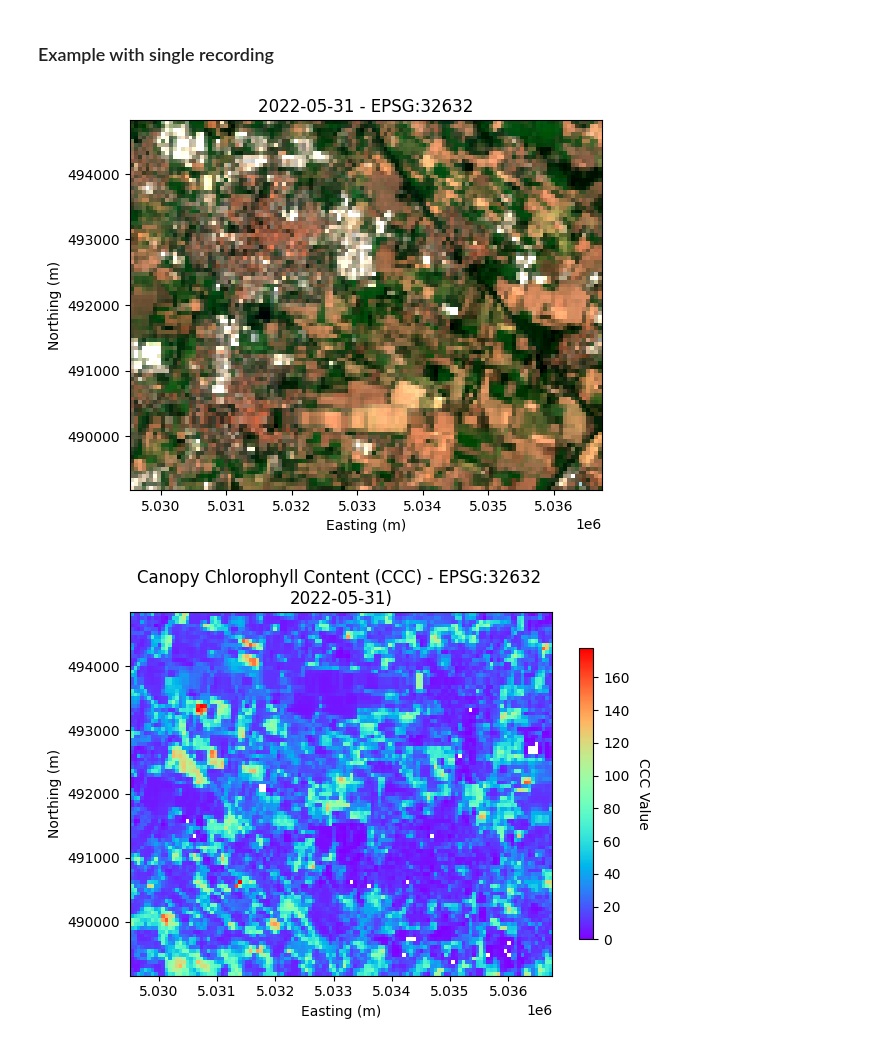
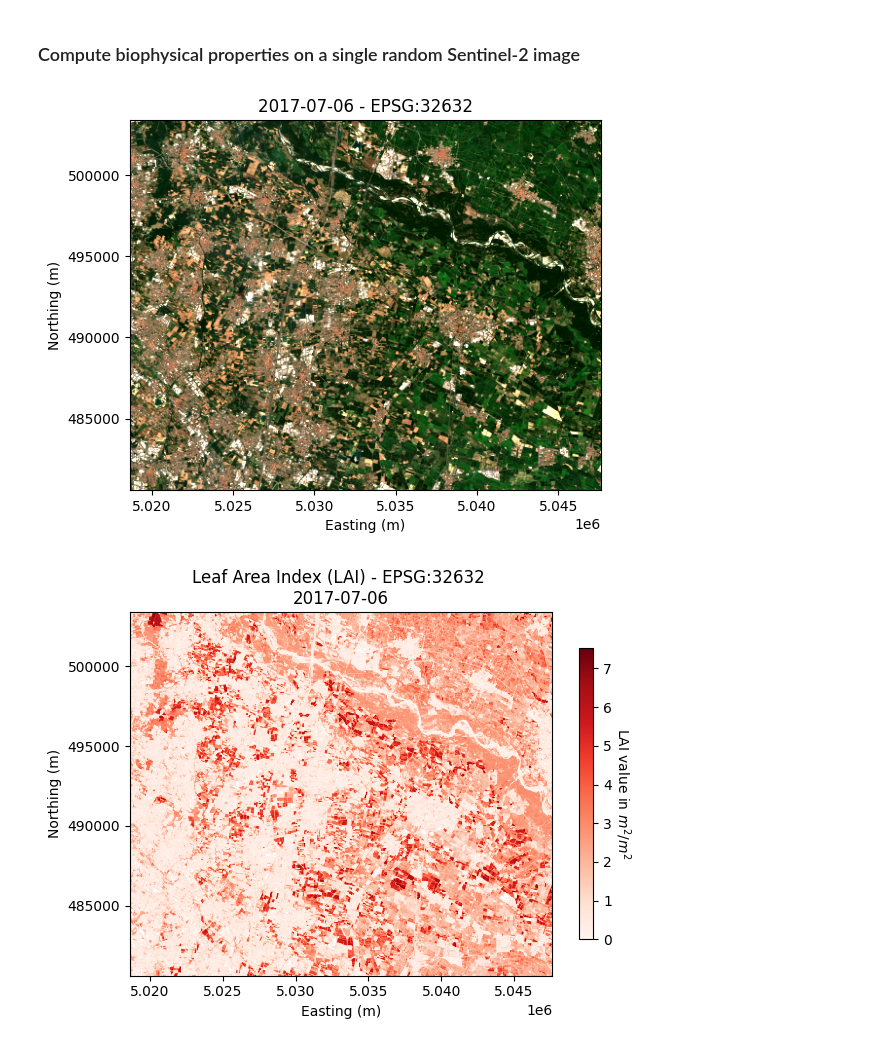
Before and after one commit to LorenzoMelchior/BioPhenomDetector, a Jupyter notebook: Demo.ipynb, the cells around one changed output. Cells and saved outputs as stored; diff of their text form; code cells hidden in the pictures.

```diff
--- a/Demo.ipynb
+++ b/Demo.ipynb
@@ -29,3 +18,10 @@ small_ticino = {'bbox': shapely.box(489152.05, 5029502.98, 494849.52, 5036759.13
+# %%
+data_path = Path("data")
+# Coordinate reference system in which the aoi is given
+crs = data.CRS(32632)
+# Area of interest (aoi)
+aoi = {'bbox': shapely.box(480605.845, 5018618.755000001, 503395.7250000001, 5047643.354999999).bounds,
+       'crs': crs}
 # %%
 time_range = (dt.date(2017, 1, 1), dt.date(2022, 12, 31))
 # %% [markdown]
@@ -33,13 +30,18 @@ time_range = (dt.date(2017, 1, 1), dt.date(2022, 12, 31))
+# %%
+copernicushub_config = data.create_configuration(
+    client_id="",
+    client_secret=""
+)
 # %%
 images = data.load_satellite_images(config=copernicushub_config,
-                                    aoi=small_ticino,
+                                    aoi=aoi,
                                     time_range=time_range,
-                                    file_path=Path("small_test_data"),
+                                    file_path=data_path,
                                     show_progress=True)
 # %% [markdown]
-### Example with single recording
+### Compute biophysical properties on a single random Sentinel-2 image
 # %%
-dataset = em.create_dataset(images[0])
+dataset = em.create_dataset(images[10])
 # %%
 lai = em.estimate_lai(dataset)
 cwc = em.estimate_cwc(dataset)
@@ -47,8 +49,8 @@ ccc = em.estimate_ccc(dataset)
 # %%
 vz.plot_satellite_image(dataset)
 # %% [output]
-[figure, old version]
+[figure, new version]
 # %%
-vz.plot_biophys_result(ccc, "rainbow")
+vz.plot_biophys_result(lai, cmap="Reds")
 # %% [output]
-[figure, old version]
+[figure, new version]
```
Also changed, not shown: parts of 20 cells of this notebook, 4 other files.
